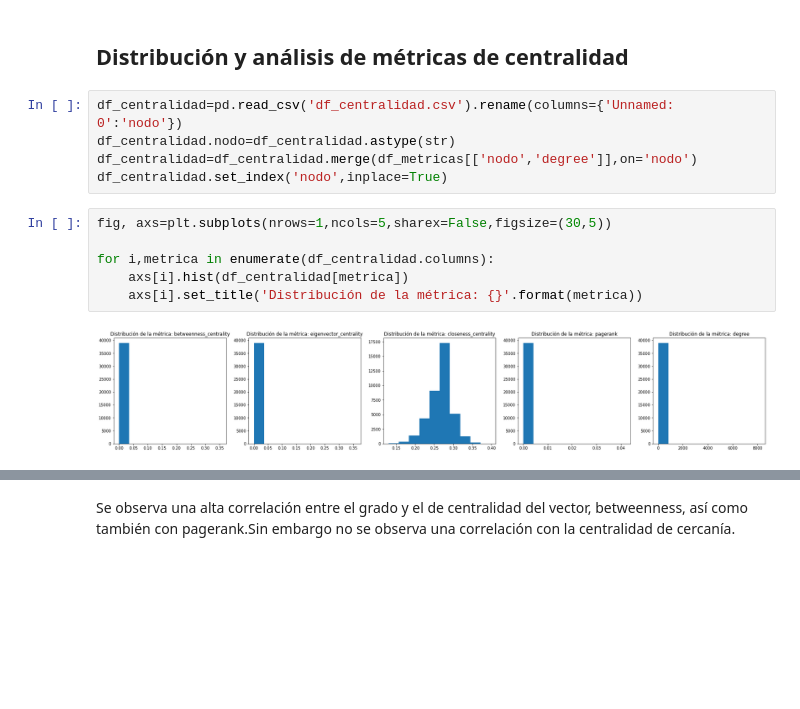
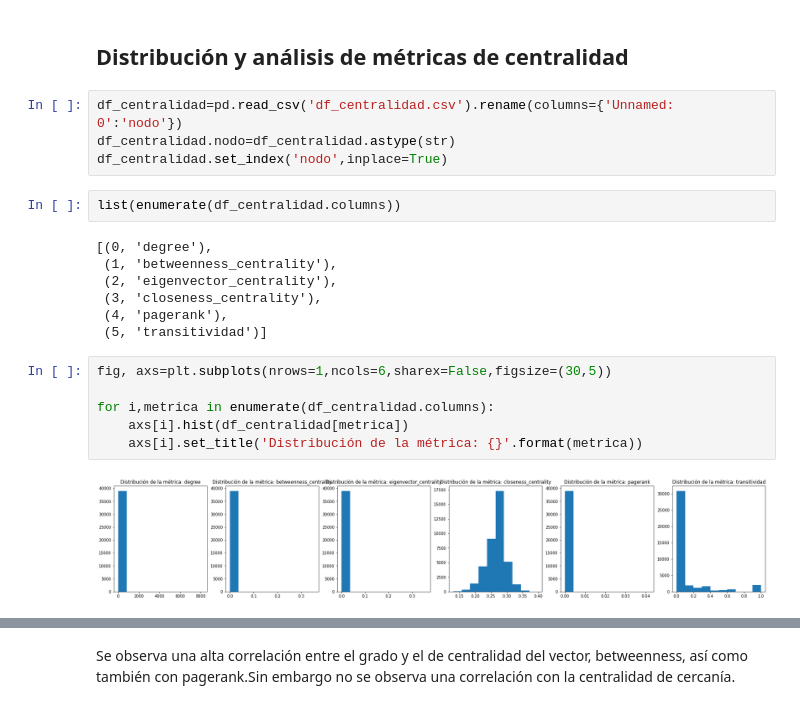
Before and after one commit to estebanarr/graphMachineLearning, a Jupyter notebook: notebooks/Practico1.ipynb, the cells around one changed output, grey strips where cells are left out. Drawn from its saved outputs; the diff is of its cells as text; blank space fills up the shorter version.

```diff
--- a/notebooks/Practico1.ipynb
+++ b/notebooks/Practico1.ipynb
@@ -518,13 +488,21 @@ df_centralidad
 # %%
 df_centralidad=pd.read_csv('df_centralidad.csv').rename(columns={'Unnamed: 0':'nodo'})
 df_centralidad.nodo=df_centralidad.astype(str)
-df_centralidad=df_centralidad.merge(df_metricas[['nodo','degree']],on='nodo')
 df_centralidad.set_index('nodo',inplace=True)
+# %%
+list(enumerate(df_centralidad.columns))
+# %% [output]
+[(0, 'degree'),
+ (1, 'betweenness_centrality'),
+ (2, 'eigenvector_centrality'),
+ (3, 'closeness_centrality'),
+ (4, 'pagerank'),
+ (5, 'transitividad')]
 # %%
-fig, axs=plt.subplots(nrows=1,ncols=5,sharex=False,figsize=(30,5))
+fig, axs=plt.subplots(nrows=1,ncols=6,sharex=False,figsize=(30,5))
 
 for i,metrica in enumerate(df_centralidad.columns):
     axs[i].hist(df_centralidad[metrica])
     axs[i].set_title('Distribución de la métrica: {}'.format(metrica))
 # %% [output]
-[figure, old version]
+[figure, new version]
```
Also changed, not shown: parts of 9 cells of this notebook.
